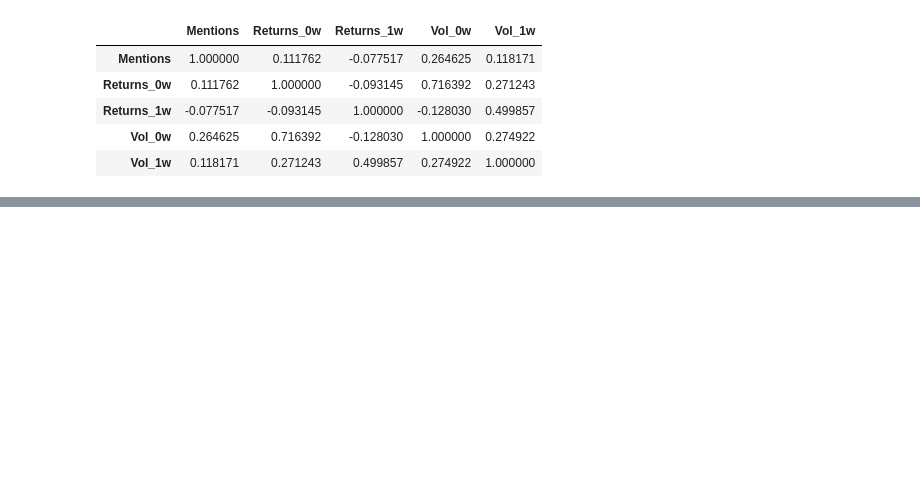
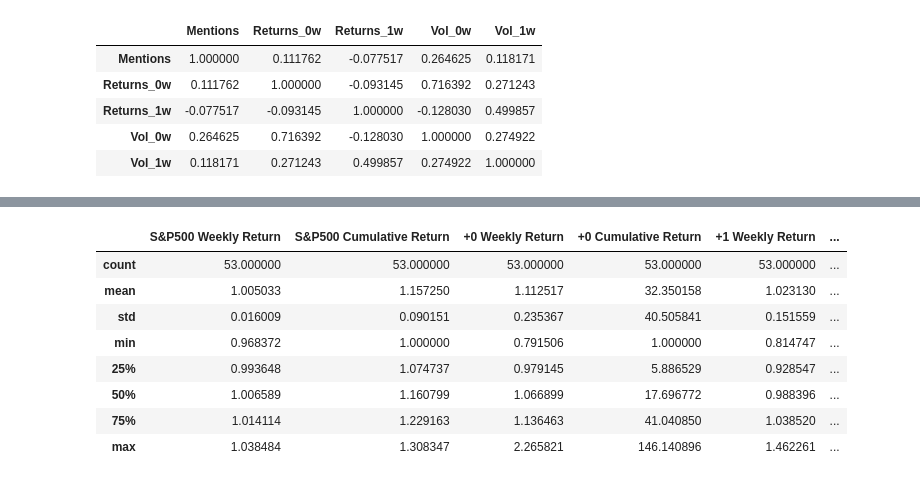
Before and after one commit to lewisgat/socialmediastockanalysis, a Jupyter notebook: Correlation Analysis and Portfolio Calculation.ipynb, the cells around one changed output, grey strips where cells are left out. Saved outputs shown, nothing was run; the diff lists cells and outputs as text; code cells hidden in the pictures; blank space fills up the shorter version.

```diff
--- a/Correlation Analysis and Portfolio Calculation.ipynb
+++ b/Correlation Analysis and Portfolio Calculation.ipynb
@@ -106,0 +129,12 @@ Week 1 Strategy  122.59%         15.15%
+# %%
+df_cumreturns.describe()
+# %% [output]
+|  | S&P500 Weekly Return | S&P500 Cumulative Return | +0 Weekly Return | +0 Cumulative Return | +1 Weekly Return | ... |
+| count | 53.000000 | 53.000000 | 53.000000 | 53.000000 | 53.000000 | ... |
+| mean | 1.005033 | 1.157250 | 1.112517 | 32.350158 | 1.023130 | ... |
+| std | 0.016009 | 0.090151 | 0.235367 | 40.505841 | 0.151559 | ... |
+| min | 0.968372 | 1.000000 | 0.791506 | 1.000000 | 0.814747 | ... |
+| 25% | 0.993648 | 1.074737 | 0.979145 | 5.886529 | 0.928547 | ... |
+| 50% | 1.006589 | 1.160799 | 1.066899 | 17.696772 | 0.988396 | ... |
+| 75% | 1.014114 | 1.229163 | 1.136463 | 41.040850 | 1.038520 | ... |
+| max | 1.038484 | 1.308347 | 2.265821 | 146.140896 | 1.462261 | ... |
```
Also changed, not shown: parts of 10 cells of this notebook.
